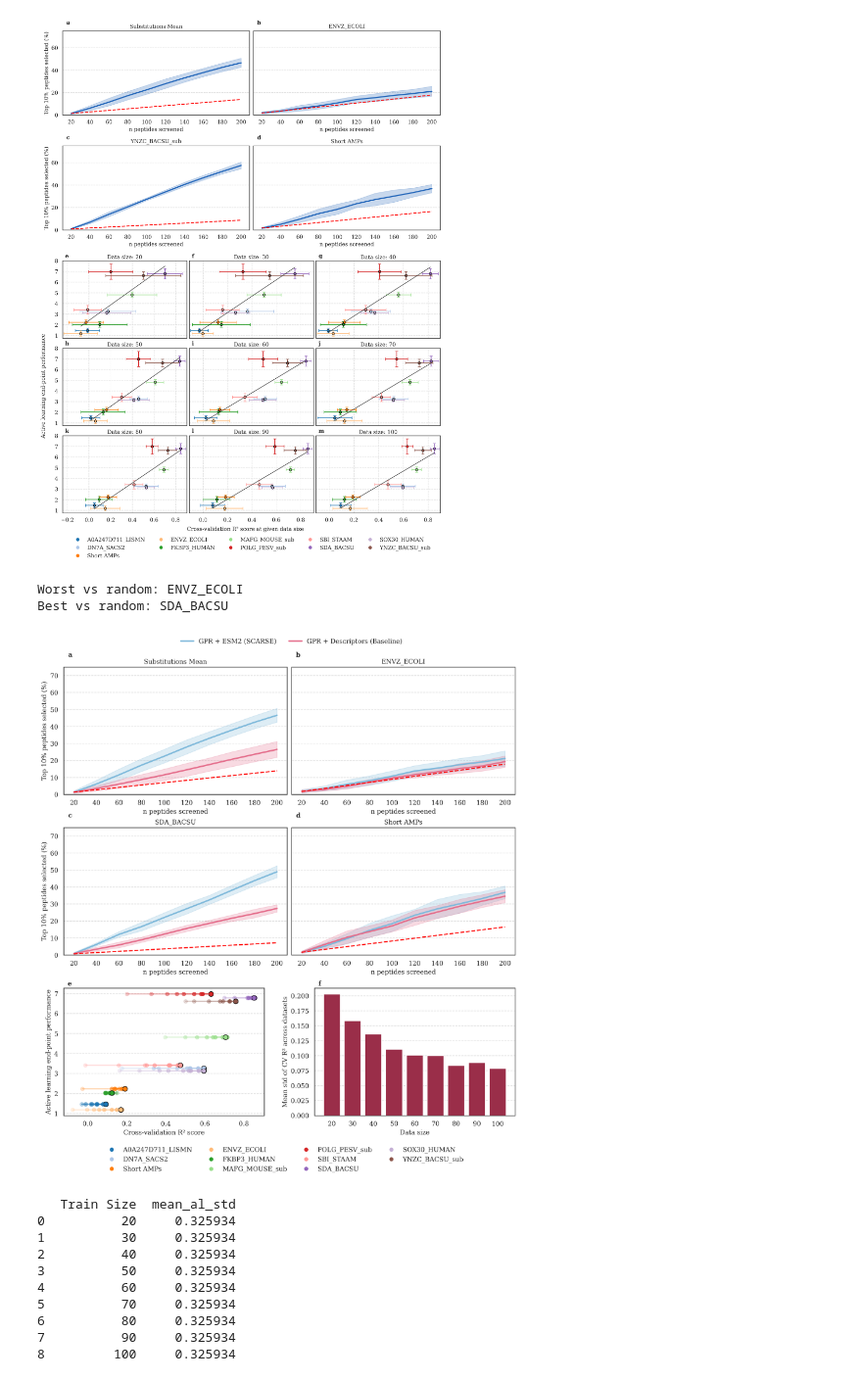
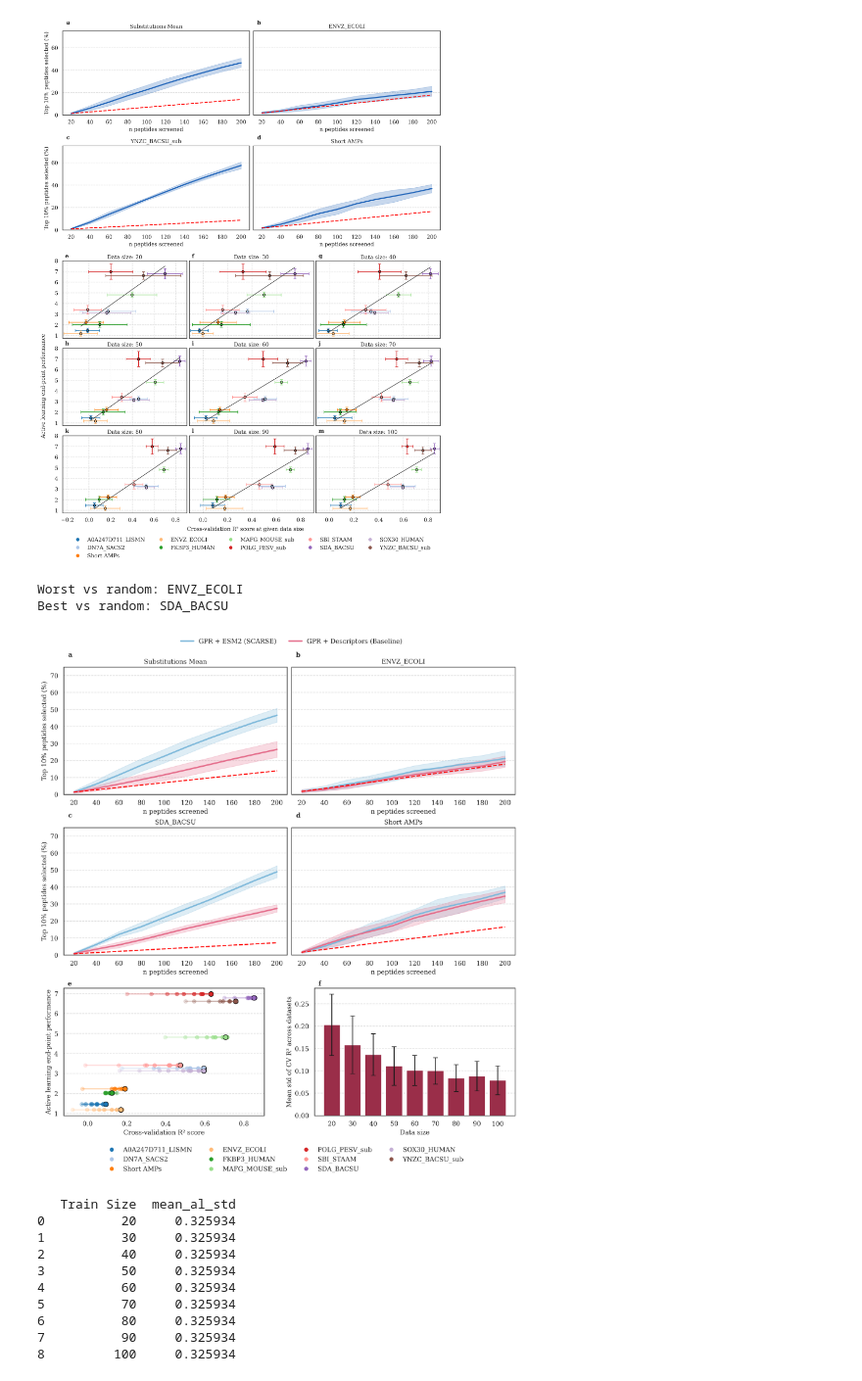
Before and after one commit to LeoAnd00/SCARSE-repro, a Jupyter notebook: code/selection_analysis/selecting_workflow_eval.ipynb, the cells around one changed output. Shown at 98% size. Drawn from its saved outputs; the diff is of its cells as text; code cells hidden in the pictures.

```diff
--- a/code/selection_analysis/selecting_workflow_eval.ipynb
+++ b/code/selection_analysis/selecting_workflow_eval.ipynb
@@ -1129,7 +1129,8 @@ bar_df = (
     df_merged_temp
     .groupby("Train Size")
     .agg(
-        mean_std_r2=("CV R2 Std", "mean")   # <-- THIS is what you want
+        mean_std_r2=("CV R2 Std", "mean"),
+        std_std_r2=("CV R2 Std", "std")
     )
     .reset_index()
     .sort_values("Train Size")
@@ -1139,6 +1140,8 @@ bar_df = (
 ax_bar.bar(
     bar_df["Train Size"].astype(str),
     bar_df["mean_std_r2"],
+    yerr=bar_df["std_std_r2"],
+    capsize=4,
     color="#9A2E49"
 )
 
@@ -1167,34 +1170,34 @@ letters = letters[2:]
 handles = [
     plt.Line2D([0], [0], marker='o', linestyle='',
                color=color_map[d], label=d)
     for d in datasets
 ]
 
 ax_traj.legend(
     handles=handles,
     bbox_to_anchor=(1.1, -0.2),
     loc="upper center",
     ncol=4
 )
 
 plt.tight_layout()
 plt.show()
 
 al_std_summary = (
     df_merged_temp
     .groupby("Train Size")
     .agg(
         mean_al_std=("std", "mean")
     )
     .reset_index()
     .sort_values("Train Size")
 )
 
 print(al_std_summary)
 # %% [output]
 Worst vs random: ENVZ_ECOLI
 Best vs random: SDA_BACSU
-[figure, old version]
+[figure, new version]
    Train Size  mean_al_std
 0          20     0.325934
 1          30     0.325934
```
